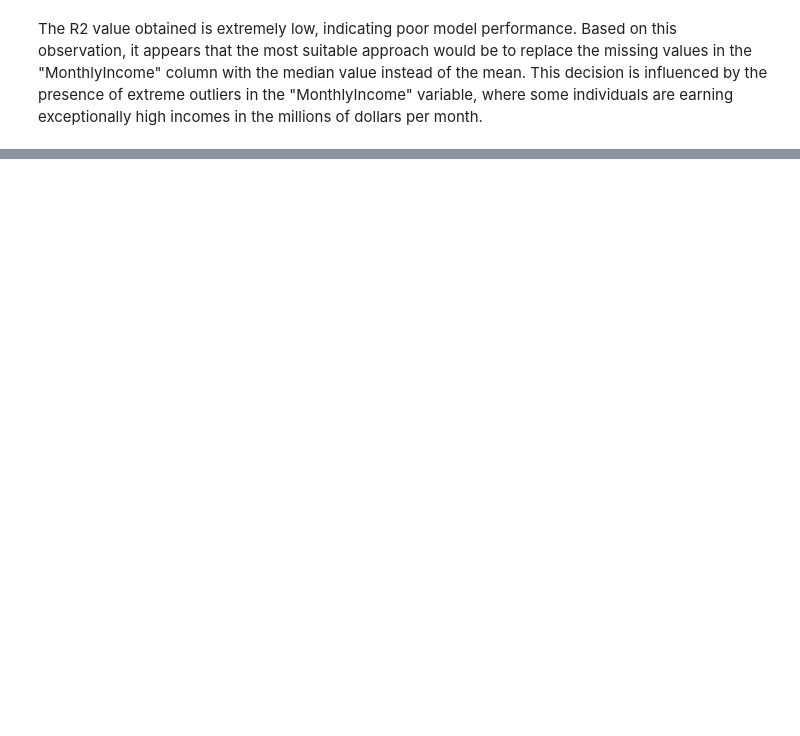
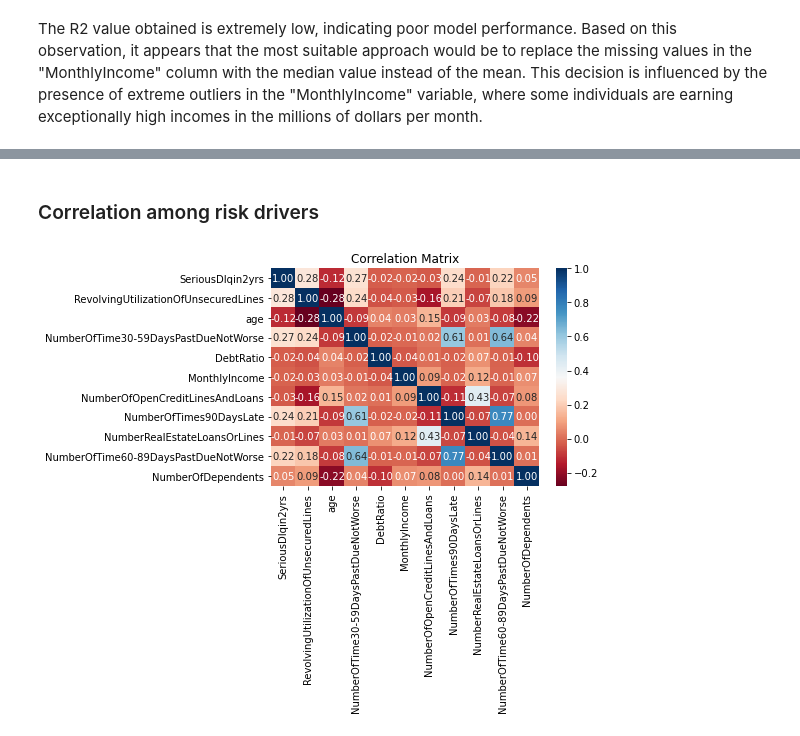
Before and after one commit to TianhuiHu/Data-Science-Project, a Jupyter notebook: GiveMeSomeCredit-Paidy/preprocessing.ipynb, the cells around one changed output, grey strips where cells are left out. Saved outputs shown, nothing was run; the diff lists cells and outputs as text; code cells hidden in the pictures; blank space fills up the shorter version.

```diff
--- a/GiveMeSomeCredit-Paidy/preprocessing.ipynb
+++ b/GiveMeSomeCredit-Paidy/preprocessing.ipynb
@@ -61,6 +67,3 @@ df_train_processed = df_train.loc[df_train["DebtRatio"] <= df_train["DebtRatio"]
 df_train_processed.shape
 # %% [output]
 (146250, 11)
-# %%
-df = df.loc[(df["RevolvingUtilizationOfUnsecuredLines"] >= 0) & (df["RevolvingUtilizationOfUnsecuredLines"] < 13)]
-df = df.loc[df["NumberOfTimes90DaysLate"] <= 17]
@@ -143,0 +271,9 @@ df.to_csv(SAVE["preprocessed_data"], index=False)
+# %% [markdown]
+### Correlation among risk drivers
+# %%
+correlations = df_train_processed.corr()
+sns.heatmap(correlations, annot=True, fmt=".2f", cmap="RdBu")
+plt.title("Correlation Matrix")
+plt.show()
+# %% [output]
+[figure, added]
```
Also changed, not shown: parts of 41 cells of this notebook, 6 other files.
